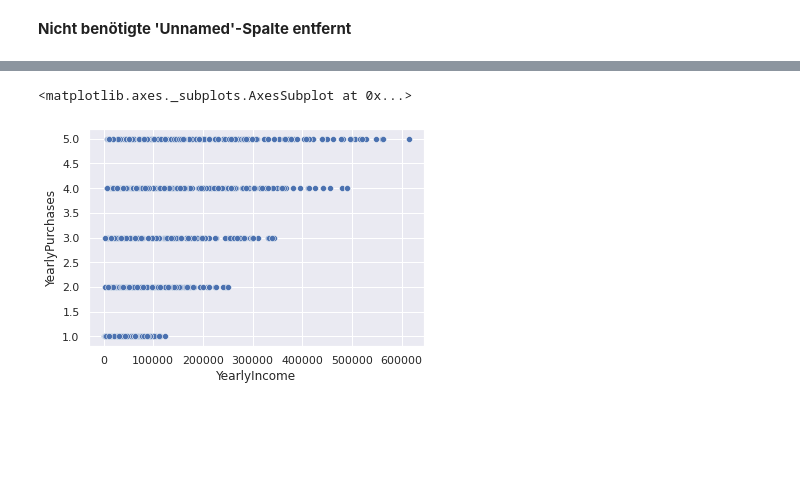
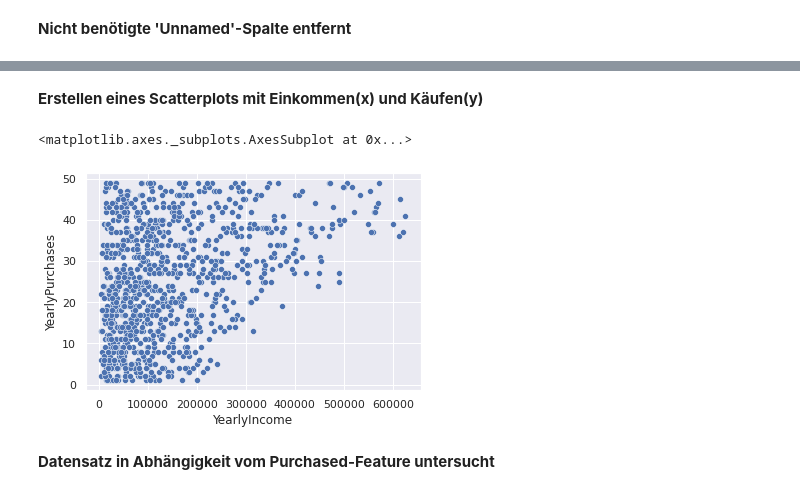
Before and after one commit to Aaron-David-HdM/Applied-Data-Analytics, a Jupyter notebook: UseCase_4/Durchfuehrung der Regressionsanalyse.ipynb, the cells around one changed output, grey strips where cells are left out. Drawn from its saved outputs; the diff is of its cells as text; code cells hidden in the pictures; blank space fills up the shorter version.

Commit message:
Regression mit angepassten Daten durchgeführt

```diff
--- a/UseCase_4/Durchfuehrung der Regressionsanalyse.ipynb
+++ b/UseCase_4/Durchfuehrung der Regressionsanalyse.ipynb
@@ -51,13 +55,13 @@ df
 # %%
-df.loc[df['YearlyPurchases'] == 2, 'YearlyIncome'] *= 2#1.2
-df.loc[df['YearlyPurchases'] == 3, 'YearlyIncome'] *= 3#1.3
-df.loc[df['YearlyPurchases'] == 4, 'YearlyIncome'] *= 4#1.4
-df.loc[df['YearlyPurchases'] == 5, 'YearlyIncome'] *= 5#1.5
+df.loc[df['YearlyPurchases'] < 13, 'YearlyIncome'] *= 2
+df.loc[(df['YearlyPurchases'] < 24) & (df['YearlyPurchases'] > 12), 'YearlyIncome'] *= 3
+df.loc[(df['YearlyPurchases'] < 35) & (df['YearlyPurchases'] > 23), 'YearlyIncome'] *= 4
+df.loc[df['YearlyPurchases'] > 34, 'YearlyIncome'] *= 5
 
-df.loc[df['YearlyPurchases'] == 2, 'Age'] += 2
-df.loc[df['YearlyPurchases'] == 3, 'Age'] += 3
-df.loc[df['YearlyPurchases'] == 4, 'Age'] += 4
-df.loc[df['YearlyPurchases'] == 5, 'Age'] += 5
+df.loc[df['YearlyPurchases'] < 13, 'Age'] += 2
+df.loc[(df['YearlyPurchases'] < 24) & (df['YearlyPurchases'] > 12), 'Age'] += 3
+df.loc[(df['YearlyPurchases'] < 35) & (df['YearlyPurchases'] > 23), 'Age'] += 4
+df.loc[df['YearlyPurchases'] > 34, 'Age'] += 5
 
 df.loc[df['Age'] >= 34, 'Age'] = 34
 df[['YearlyIncome']] = df[['YearlyIncome']].apply(np.int64)
@@ -70,8 +102,12 @@ df_1 = df.drop(['Male', 'Age'], axis=1)
+# %% [markdown]
+**Erstellen eines Scatterplots mit Einkommen(x) und Käufen(y)**
 # %%
-sns.scatterplot(data=df_1, x="YearlyIncome", y="YearlyPurchases")
+sns.scatterplot(data=df, x="YearlyIncome", y="YearlyPurchases")
 # %% [output]
 <matplotlib.axes._subplots.AxesSubplot at 0x...>
-[figure, old version]
+[figure, new version]
+# %% [markdown]
+**Datensatz in Abhängigkeit vom Purchased-Feature untersucht**
 # %%
 df.groupby(["YearlyPurchases"]).describe().T
 # %% [output]
```
Also changed, not shown: parts of 68 cells of this notebook.
